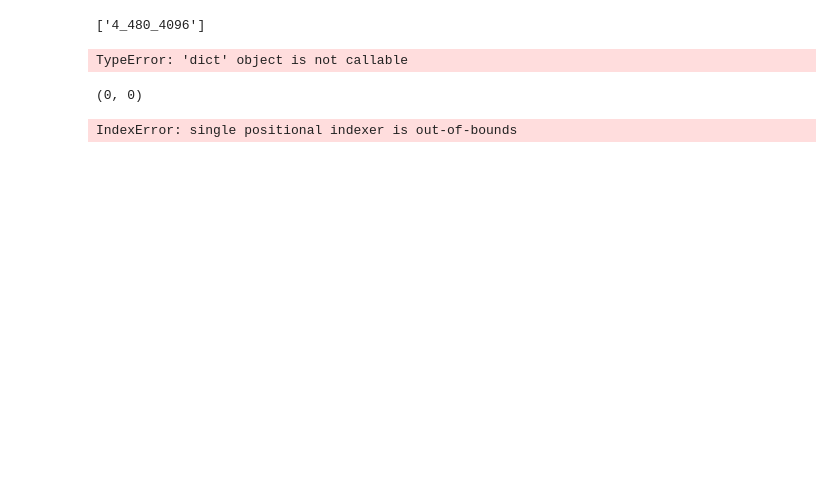
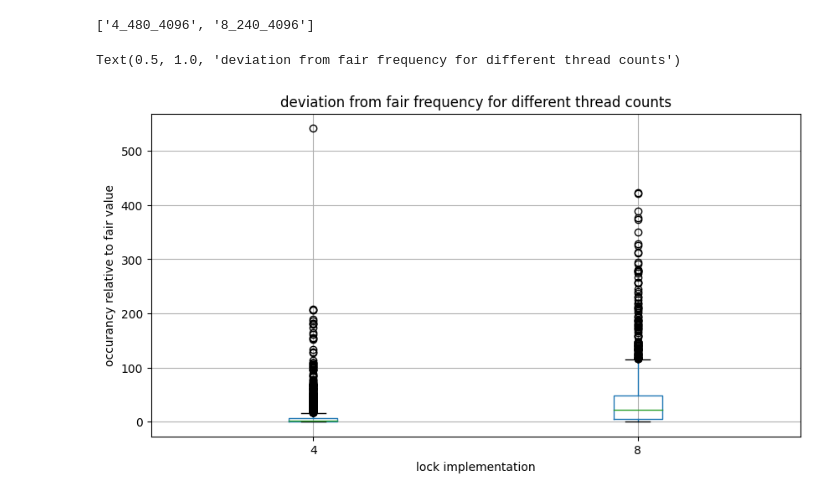
Before and after one commit to Spiegeldondi/amp, a Jupyter notebook: postprocessing.ipynb, the cells around one changed output. Drawn from its saved outputs; the diff is of its cells as text; code cells hidden in the pictures; blank space fills up the shorter version.

```diff
--- a/postprocessing.ipynb
+++ b/postprocessing.ipynb
@@ -39,14 +39,14 @@ def compute_all_distances(log_dict):                # compute distances for all
             # print("run:", run)
             for thread_id in range(n_threads):
                 #print("tid:", thread_id, compute_distances_single_row(data_df.iloc[run], thread_id))
-                print(data_df.shape)
                 temp = data_df.iloc[run]
                 distances = compute_distances_single_row(temp, thread_id, n_threads)
                 gaps = gaps + distances
                 deviations.append(abs(fair_case - (len(distances)+1)))
 
-        dev_dict[config]=deviations
-        gap_dict[config]=list((np.array(gaps) /n_threads))
+        dev_dict[str(n_threads)]=deviations
+        # gap_dict[str(n_threads)]=list((np.array(gaps) /n_threads))
+        gap_dict[str(n_threads)]=list((np.array(gaps) /1))
 
         if (n_threads>n_threads_max):
             n_threads_max=n_threads
@@ -66,8 +66,8 @@ fairness_binary_N....txt                   torunament-tree
 fairness_alag_N....txt                     alagarsamy
 '''
 # find .txt files in sub dirs
-data_src=glob.glob(os.getcwd()+"/output_nebula/output/*")
-data_src=glob.glob(os.getcwd()+"/output/*")
+# data_src=glob.glob(os.getcwd()+"/output/output_local/*")
+data_src=glob.glob(os.getcwd()+"/output/output_nebula/*")
 
 fairness_dict= {}
 
@@ -75,14 +75,15 @@ for src in data_src:
     lock_dict={}
     data=[]
     with open(src, 'r') as file:
-        meta = file.readlines()[0]
+        lines = file.readlines()
+
+        meta=lines[0]
         meta = re.findall(r'\d+', meta)
         n_threads=meta[0]
         outer_it=meta[1]
         inner_it=meta[2]
-        lines = file.readlines()[1:]
 
-        for line in lines:
+        for line in lines[1:]:
             values = line.split()
             data.append(values)
 
@@ -93,31 +94,25 @@ for src in data_src:
         fairness_dict[new_key]=lock_dict
 # %%
 list(fairness_dict)
-list(fairness_dict)
 # %% [output]
-['4_480_4096']
+['4_480_4096', '8_240_4096']
-# %%
-fairness_dict(li
-# %% [output]
-TypeError: 'dict' object is not callable
 # %%
 # EXAMPLE COMPUTE_DISTANCES FOR ALL DATA
 dev_dict, gap_dict = compute_all_distances(fairness_dict)
 
 gap_keys=list(gap_dict)
 dev_keys=list(dev_dict)
 
-for key in dev_keys: print(len(dev_dict[key]))
-print("\n")
-for key in gap_keys: print(len(gap_dict[key]))
+# for key in dev_keys: print(len(dev_dict[key]))
+# for key in gap_keys: print(len(gap_dict[key]))
 
 dev_df=pd.DataFrame(dev_dict)
 fig, ax1 = plt.subplots(figsize=(10,5))
 
 ax1 = dev_df.boxplot(figsize=(15,5), grid=True)
 ax1.set_ylabel("occurancy relative to fair value")
 ax1.set_xlabel("lock implementation")
 ax1.set_title("deviation from fair frequency for different thread counts")
 # %% [output]
-(0, 0)
+Text(0.5, 1.0, 'deviation from fair frequency for different thread counts')
-IndexError: single positional indexer is out-of-bounds
+[figure, added]
```
Also changed, not shown: parts of 2 cells of this notebook, 34 other files.
